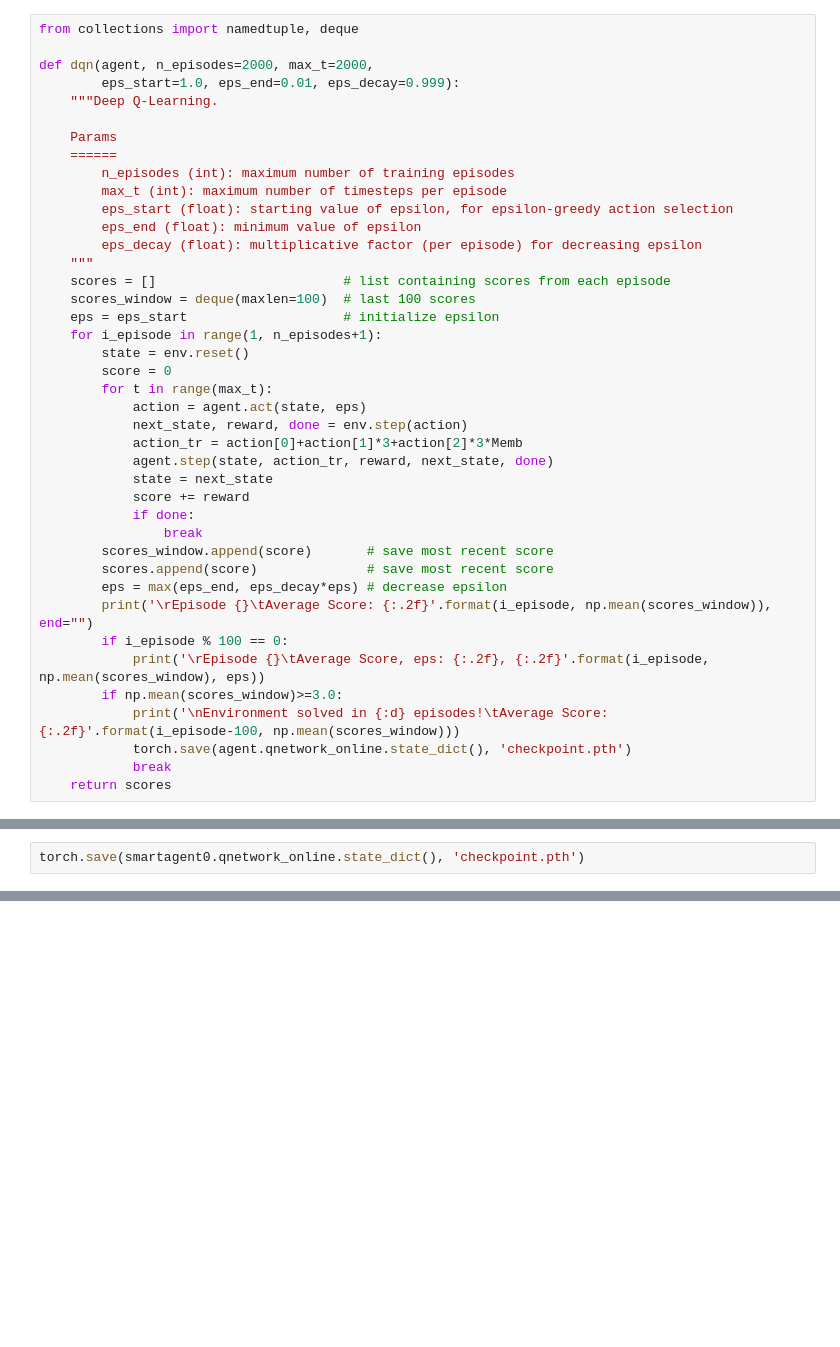
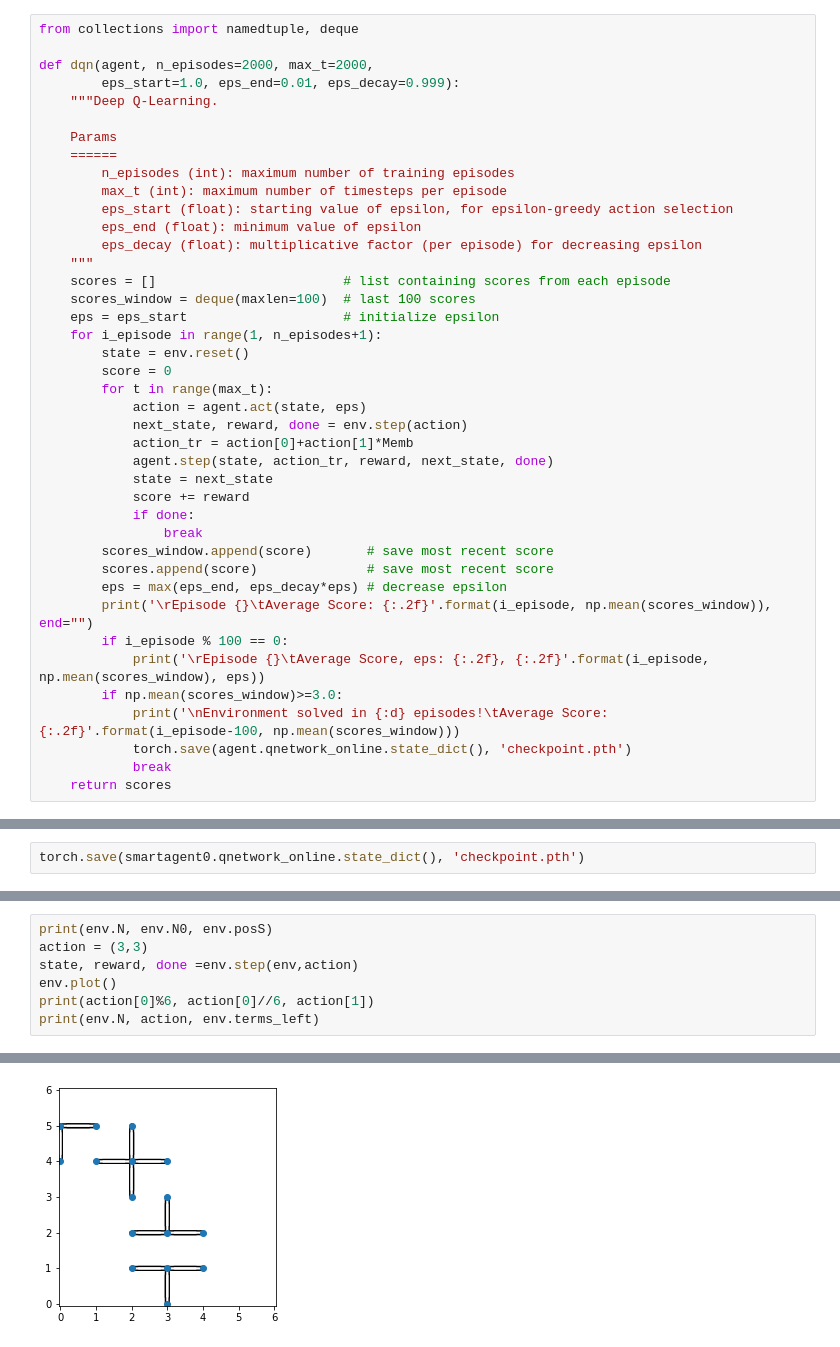
Before and after one commit to p-serna/game_embeddings, a Jupyter notebook: DQN_Agent_Conv.ipynb, the cells around one changed output, grey strips where cells are left out. Drawn from its saved outputs; the diff is of its cells as text; blank space fills up the shorter version.

```diff
--- a/DQN_Agent_Conv.ipynb
+++ b/DQN_Agent_Conv.ipynb
@@ -122,7 +133,7 @@ def dqn(agent, n_episodes=2000, max_t=2000,
         for t in range(max_t):
             action = agent.act(state, eps)
             next_state, reward, done = env.step(action)
-            action_tr = action[0]+action[1]*3+action[2]*3*Memb
+            action_tr = action[0]+action[1]*Memb
             agent.step(state, action_tr, reward, next_state, done)
             state = next_state
             score += reward
@@ -234,0 +273,8 @@ array([[[ 0.        ,  0.        ,  0.        , ...,  0.        ,
+# %%
+print(env.N, env.N0, env.posS)
+action = (3,3)
+state, reward, done =env.step(env,action)
+env.plot()
+print(action[0]%6, action[0]//6, action[1])
+print(env.N, action, env.terms_left)
+# %% [output]
@@ -234,0 +290 @@ array([[[ 0.        ,  0.        ,  0.        , ...,  0.        ,
+[figure, added]
```
Also changed, not shown: parts of 23 cells of this notebook, 4 other files.
